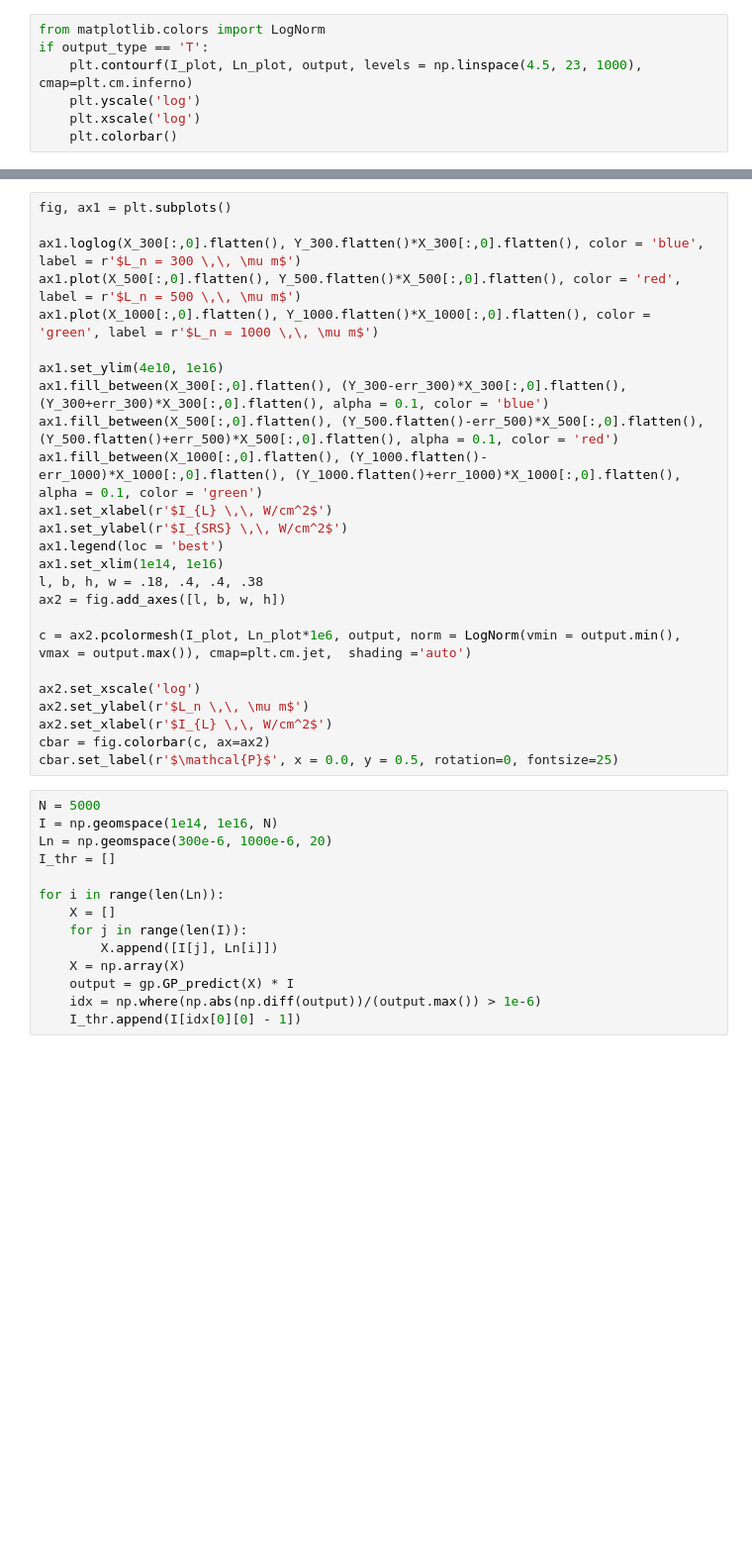
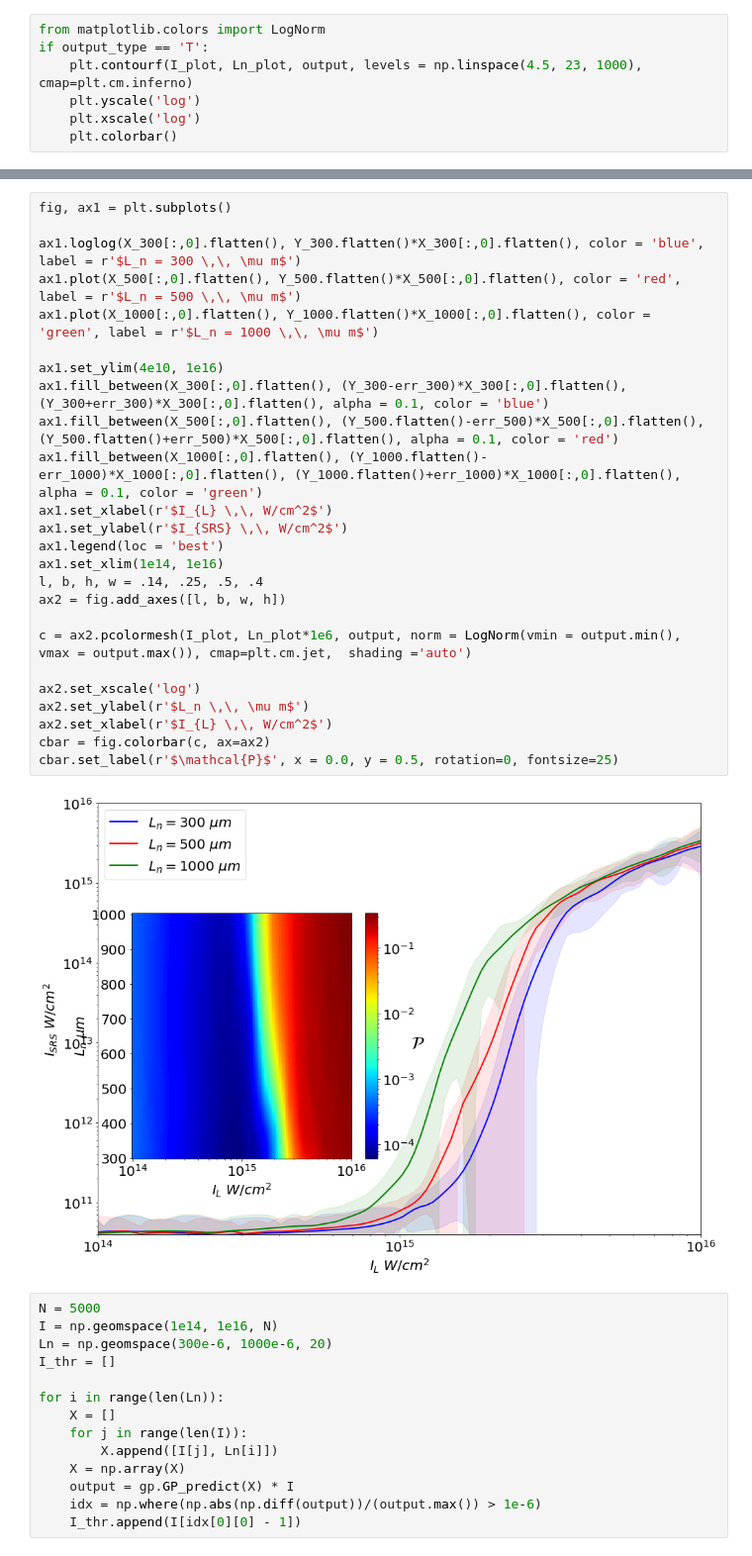
Before and after one commit to gosling123/epoch_surra, a Jupyter notebook: gp_scripts/GP_2d_test.ipynb, the cells around one changed output, grey strips where cells are left out. Shown at 99% size. Cells and saved outputs as stored; diff of their text form; blank space fills up the shorter version.

```diff
--- a/gp_scripts/GP_2d_test.ipynb
+++ b/gp_scripts/GP_2d_test.ipynb
@@ -107,28 +109,30 @@ plt.colorbar()
 # %%
 fig, ax1 = plt.subplots()
 
 ax1.loglog(X_300[:,0].flatten(), Y_300.flatten()*X_300[:,0].flatten(), color = 'blue', label = r'$L_n = 300 \,\, \mu m$')
 ax1.plot(X_500[:,0].flatten(), Y_500.flatten()*X_500[:,0].flatten(), color = 'red', label = r'$L_n = 500 \,\, \mu m$')
 ax1.plot(X_1000[:,0].flatten(), Y_1000.flatten()*X_1000[:,0].flatten(), color = 'green', label = r'$L_n = 1000 \,\, \mu m$')
 
 ax1.set_ylim(4e10, 1e16)
 ax1.fill_between(X_300[:,0].flatten(), (Y_300-err_300)*X_300[:,0].flatten(), (Y_300+err_300)*X_300[:,0].flatten(), alpha = 0.1, color = 'blue')
 ax1.fill_between(X_500[:,0].flatten(), (Y_500.flatten()-err_500)*X_500[:,0].flatten(), (Y_500.flatten()+err_500)*X_500[:,0].flatten(), alpha = 0.1, color = 'red')
 ax1.fill_between(X_1000[:,0].flatten(), (Y_1000.flatten()-err_1000)*X_1000[:,0].flatten(), (Y_1000.flatten()+err_1000)*X_1000[:,0].flatten(), alpha = 0.1, color = 'green')
 ax1.set_xlabel(r'$I_{L} \,\, W/cm^2$')
 ax1.set_ylabel(r'$I_{SRS} \,\, W/cm^2$')
 ax1.legend(loc = 'best')
 ax1.set_xlim(1e14, 1e16)
-l, b, h, w = .18, .4, .4, .38
+l, b, h, w = .14, .25, .5, .4
 ax2 = fig.add_axes([l, b, w, h])
 
 c = ax2.pcolormesh(I_plot, Ln_plot*1e6, output, norm = LogNorm(vmin = output.min(), vmax = output.max()), cmap=plt.cm.jet,  shading ='auto')
 
 ax2.set_xscale('log')
 ax2.set_ylabel(r'$L_n \,\, \mu m$')
 ax2.set_xlabel(r'$I_{L} \,\, W/cm^2$')
 cbar = fig.colorbar(c, ax=ax2)
 cbar.set_label(r'$\mathcal{P}$', x = 0.0, y = 0.5, rotation=0, fontsize=25)
+# %% [output]
+[figure, added]
 # %%
 N = 5000
 I = np.geomspace(1e14, 1e16, N)
```
Also changed, not shown: parts of 8 cells of this notebook, 31 other files.
